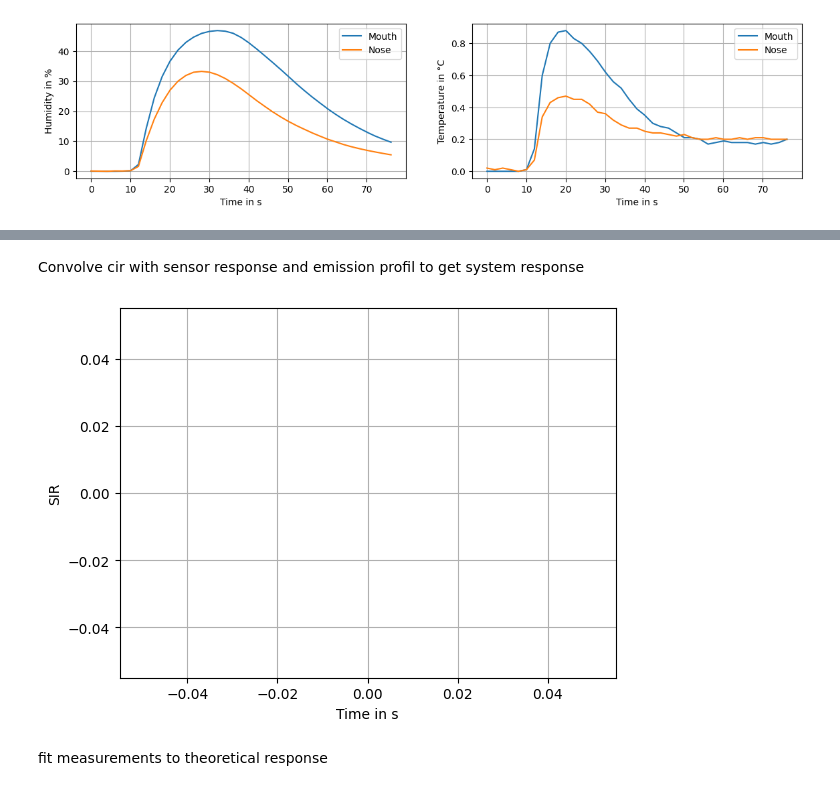
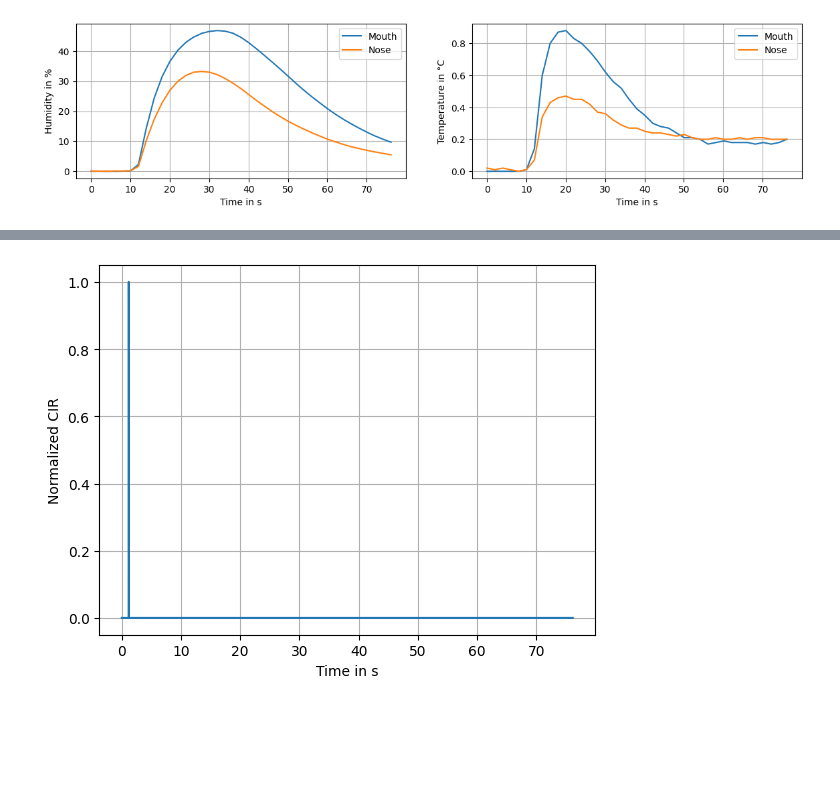
Before and after one commit to leon-rny/neural-network-breath-modeling, a Jupyter notebook: exploring.ipynb, the cells around one changed output, grey strips where cells are left out. Saved outputs shown, nothing was run; the diff lists cells and outputs as text; code cells hidden in the pictures; blank space fills up the shorter version.

Commit message:
implement theoretical cir from paper

```diff
--- a/exploring.ipynb
+++ b/exploring.ipynb
@@ -109,26 +47,27 @@ plt.show()
-# %% [markdown]
-Convolve cir with sensor response and emission profil to get system response
-# %%
-def sir(t, tau, gain, offset, t0, T, q):
-    dt = t[1] - t[0]
-
-    h_cir = cir(t)
-    h_sensor = sensor_response(t, tau)
-    h_sys = np.convolve(h_cir, h_sensor, mode="same") * dt
-
-    emission_profil = emission(t, t0, T, q)
-    sir = np.convolve(emission_profil, h_sys, mode="same") * dt
-
-    return gain * sir + offset
-
-plt.figure()
-plt.plot(t, sir(t, tau=5, gain=1, offset=0, t0=10, T=5, q=1.0)[0:len(t)])
-plt.xlabel('Time in s')
-plt.ylabel('SIR')
-plt.grid()
-plt.show()
-# %% [output]
-[figure, removed]
-# %% [markdown]
-fit measurements to theoretical response
+# %%
+def cir(t, M, D, d, v):
+    return M / np.sqrt(4 * np.pi * D * t) * np.exp(-(v * t - d)**2 / (4 * D * t))
+
+# params used from Tab. I in "Channel and Noise Models for Nonlinear Molecular  Communication Systems"
+D = 0.0959          # Diffusion coefficient [cm^2/s]
+d = 225             # Distance Tx-Rx [cm]
+v = 190             # velocity towards sensor [cm/s]
+M = 1               # Molecules emitted
+
+# upsample time vector
+t_upsampled = np.linspace(t.min(), t.max(), 100000)
+
+# theoretical cir
+cir_theoretical = cir(t_upsampled, M, D, d, v)
+cir_theoretical_norm = cir_theoretical / np.max(cir_theoretical)
+
+# plotting
+plt.figure()
+plt.plot(t_upsampled, cir_theoretical_norm)
+plt.xlabel('Time in s')
+plt.ylabel('Normalized CIR')
+plt.grid()
+plt.show()
+# %% [output]
+[figure, added]
 # %%
```
Also changed, not shown: parts of 10 cells of this notebook, 1 other file.
